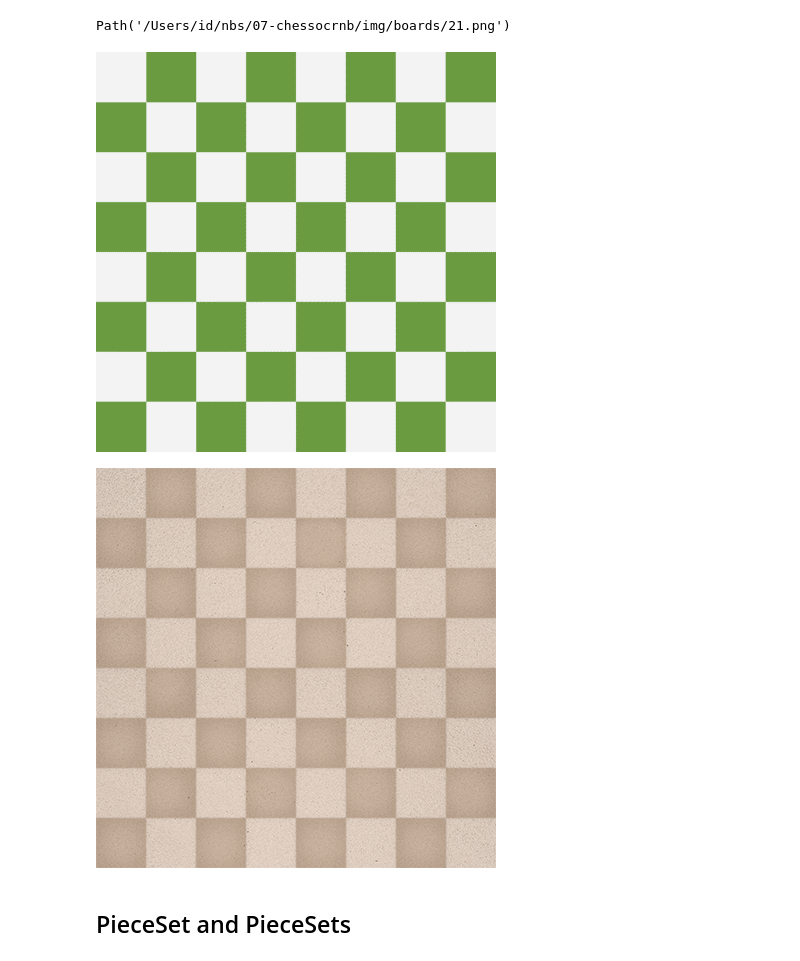
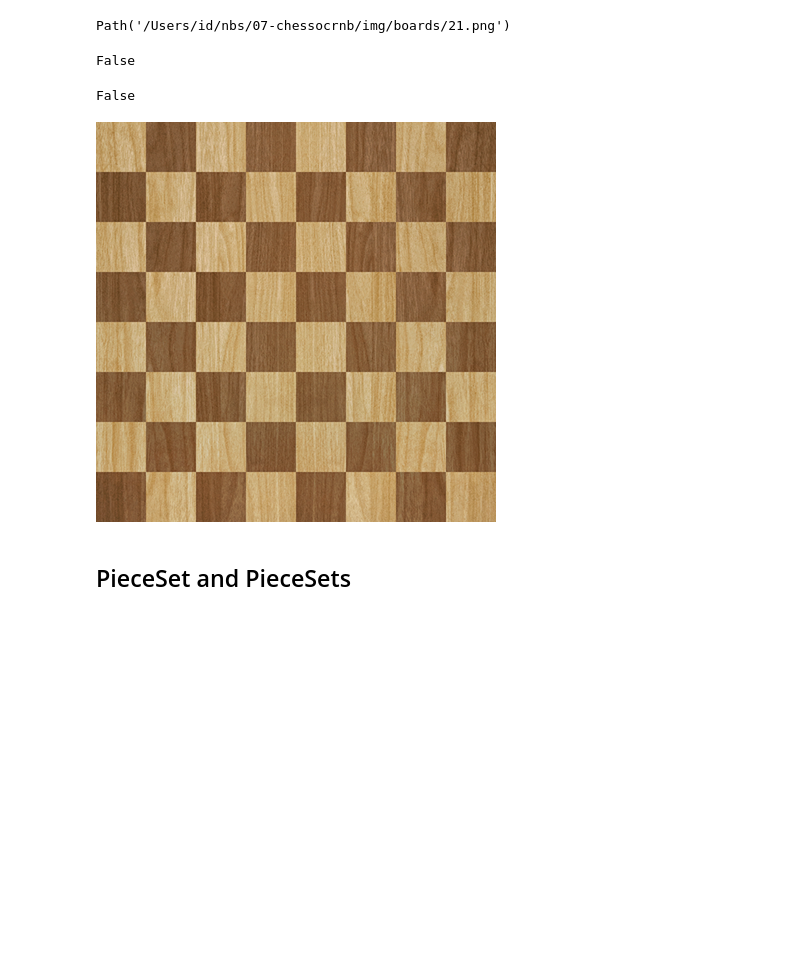
Before and after one commit to idrisr/chessocrnb, a Jupyter notebook: nbs/06-training-data.ipynb, the cells around one changed output. Saved outputs shown, nothing was run; the diff lists cells and outputs as text; code cells hidden in the pictures; blank space fills up the shorter version.

```diff
--- a/nbs/06-training-data.ipynb
+++ b/nbs/06-training-data.ipynb
@@ -84,9 +87,10 @@ class Boards:
         self.url = url
         self.boards = [Board(_) for _ in get_image_files(self.url)]
         self._png_data = None
-    def __len__(self): return len(self.boards)
+    def __len__(self):          return len(self.boards)
     def __getitem__(self, key): return self.boards[key]
-    def __iter__(self): return self.boards.__iter__()
+    def __setitem__(self, key, value): self.boards[key] = value
+    def __iter__(self):         return iter(self.boards)
     def _repr_png_(self):
         if not self._png_data:
             self._png_data = self._figure_data('png')
@@ -110,7 +114,15 @@ boards = Boards(boards_url)
+# %%
+issubclass(Boards, Iterator)
+# %% [output]
+False
+# %%
+issubclass(Boards, MutableSequence)
+# %% [output]
+False
 # %%
-boards[27]; boards[14]
+shuffle(boards)
+boards[27]
 # %% [output]
-[figure, old version]
+[figure, new version]
-[figure, removed]
 # %% [markdown]
 ## PieceSet and PieceSets
```
Also changed, not shown: parts of 32 cells of this notebook, 3 other files.
